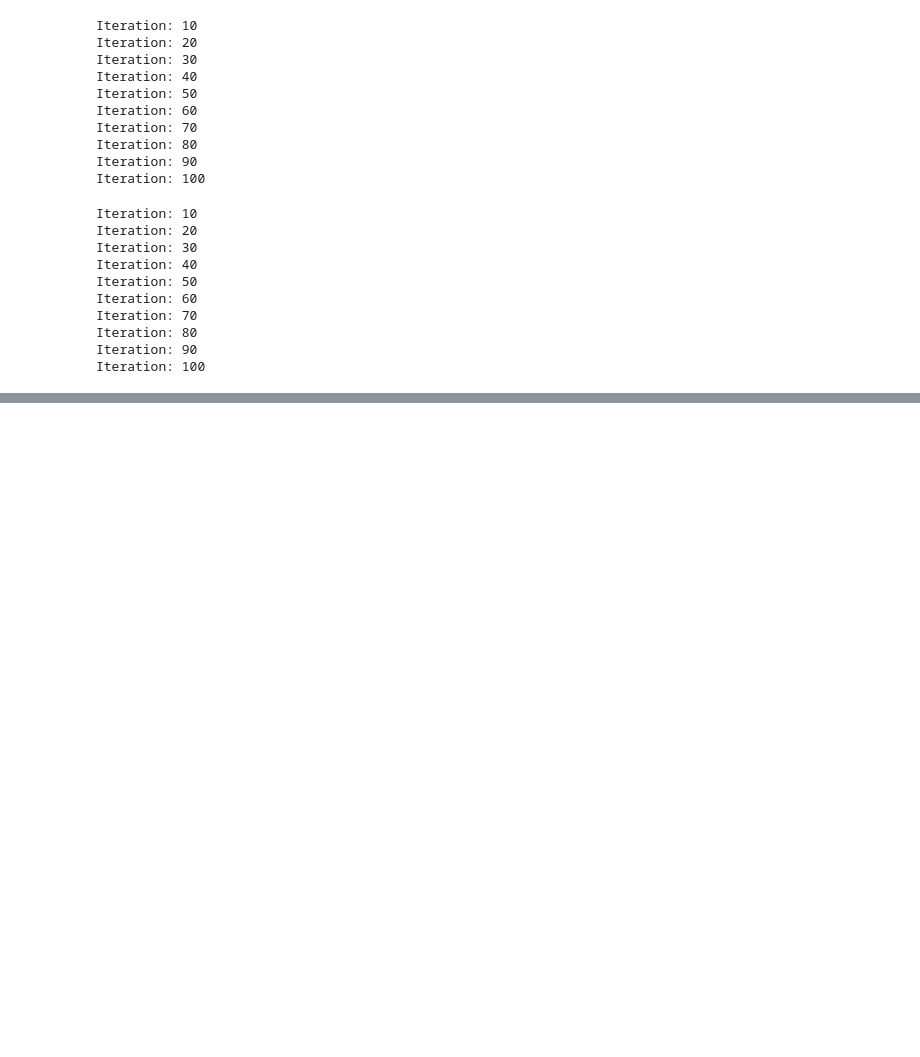
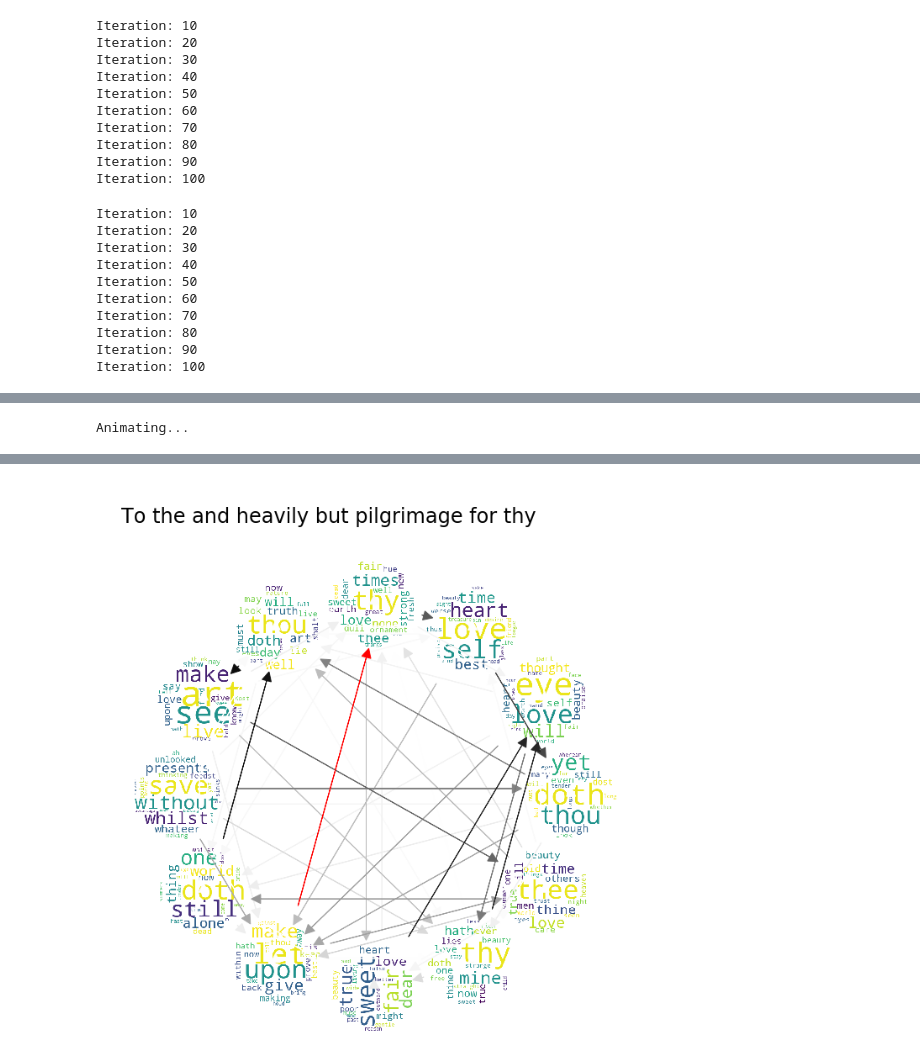
Before and after one commit to amandaliusa/cs155-shakespeare, a Jupyter notebook: unsupervised_hmm_lines.ipynb, the cells around one changed output, grey strips where cells are left out. Cells and saved outputs as stored; diff of their text form; code cells hidden in the pictures; blank space fills up the shorter version.

```diff
--- a/unsupervised_hmm_lines.ipynb
+++ b/unsupervised_hmm_lines.ipynb
@@ -365,0 +461,7 @@ Animating...
+# %%
+from IPython.display import HTML
+
+anim = animate_emission(hmm12, obs_map, M=8)
+HTML(anim.to_html5_video())
+# %% [output]
+Animating...
@@ -365,0 +469 @@ Animating...
+[figure, added]
```
Also changed, not shown: parts of 22 cells of this notebook, 17 other files.
